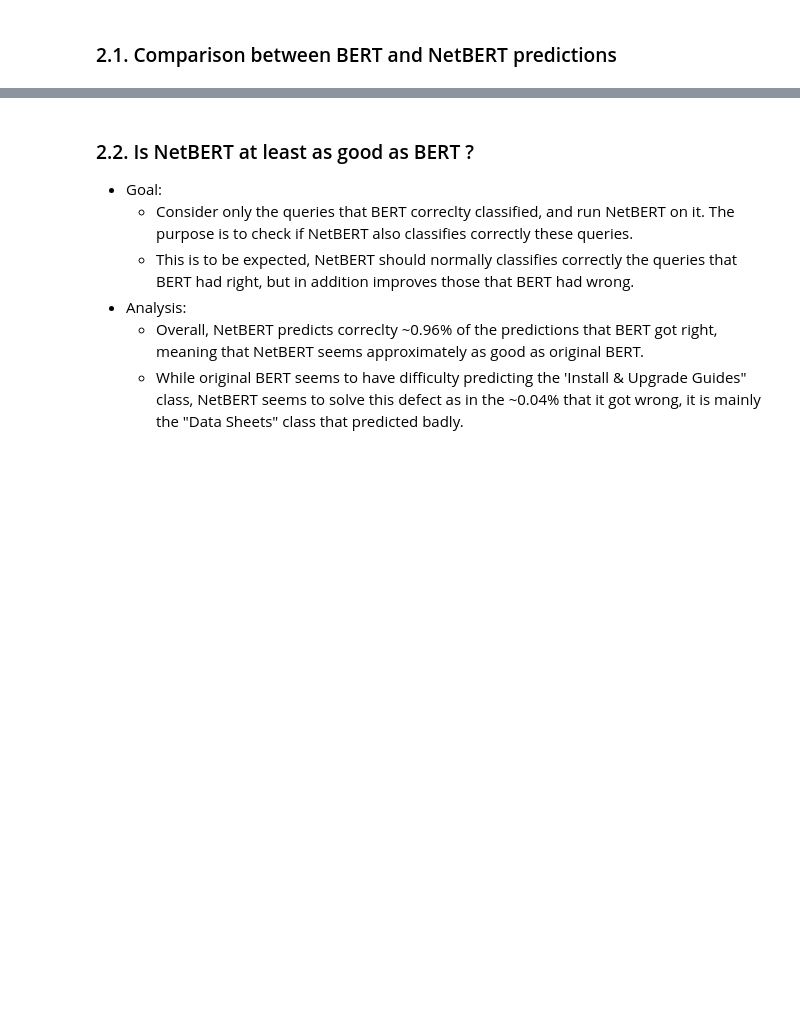
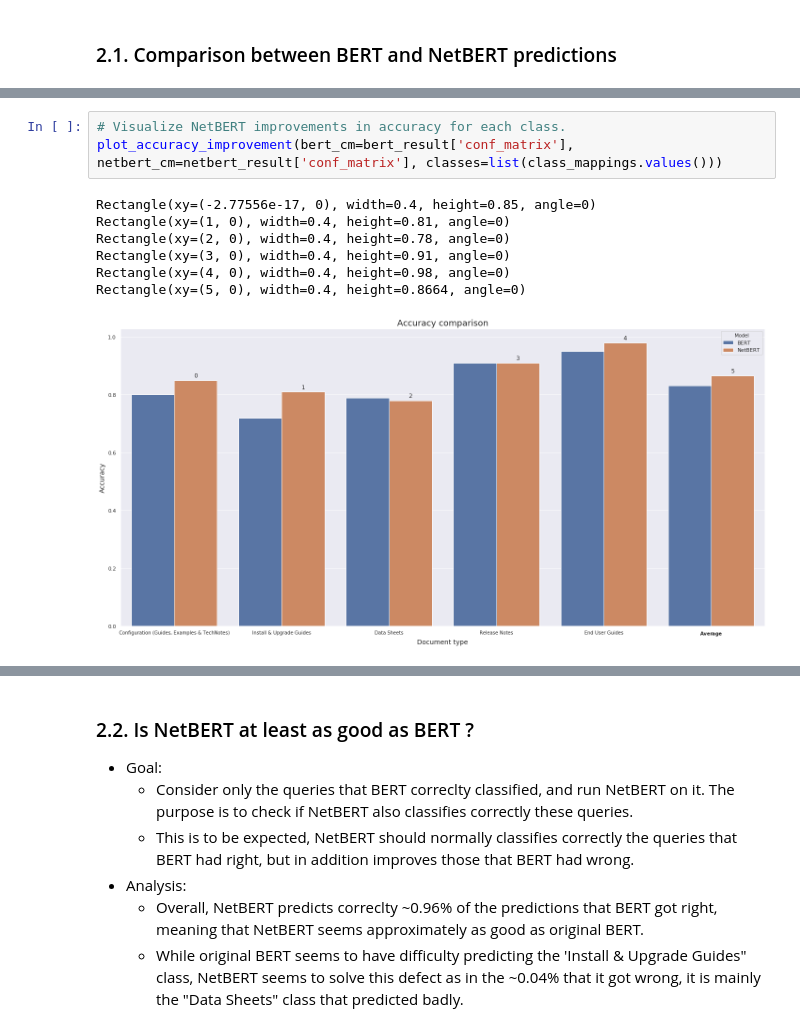
Before and after one commit to ant-louis/netbert, a Jupyter notebook: Code/Extrinsic_evaluation/Classification/BERT_vs_NetBERT_predictions.ipynb, the cells around one changed output, grey strips where cells are left out. Cells and saved outputs as stored; diff of their text form; blank space fills up the shorter version.

```diff
--- a/Code/Extrinsic_evaluation/Classification/BERT_vs_NetBERT_predictions.ipynb
+++ b/Code/Extrinsic_evaluation/Classification/BERT_vs_NetBERT_predictions.ipynb
@@ -149,0 +241,11 @@ plot_repartition(df_netbert_wrong, "NetBERT wrong predictions")
+# %%
+# Visualize NetBERT improvements in accuracy for each class.
+plot_accuracy_improvement(bert_cm=bert_result['conf_matrix'], netbert_cm=netbert_result['conf_matrix'], classes=list(class_mappings.values()))
+# %% [output]
+Rectangle(xy=(-2.77556e-17, 0), width=0.4, height=0.85, angle=0)
+Rectangle(xy=(1, 0), width=0.4, height=0.81, angle=0)
+Rectangle(xy=(2, 0), width=0.4, height=0.78, angle=0)
+Rectangle(xy=(3, 0), width=0.4, height=0.91, angle=0)
+Rectangle(xy=(4, 0), width=0.4, height=0.98, angle=0)
+Rectangle(xy=(5, 0), width=0.4, height=0.8664, angle=0)
+[figure, added]
```
Also changed, not shown: parts of 13 cells of this notebook.
